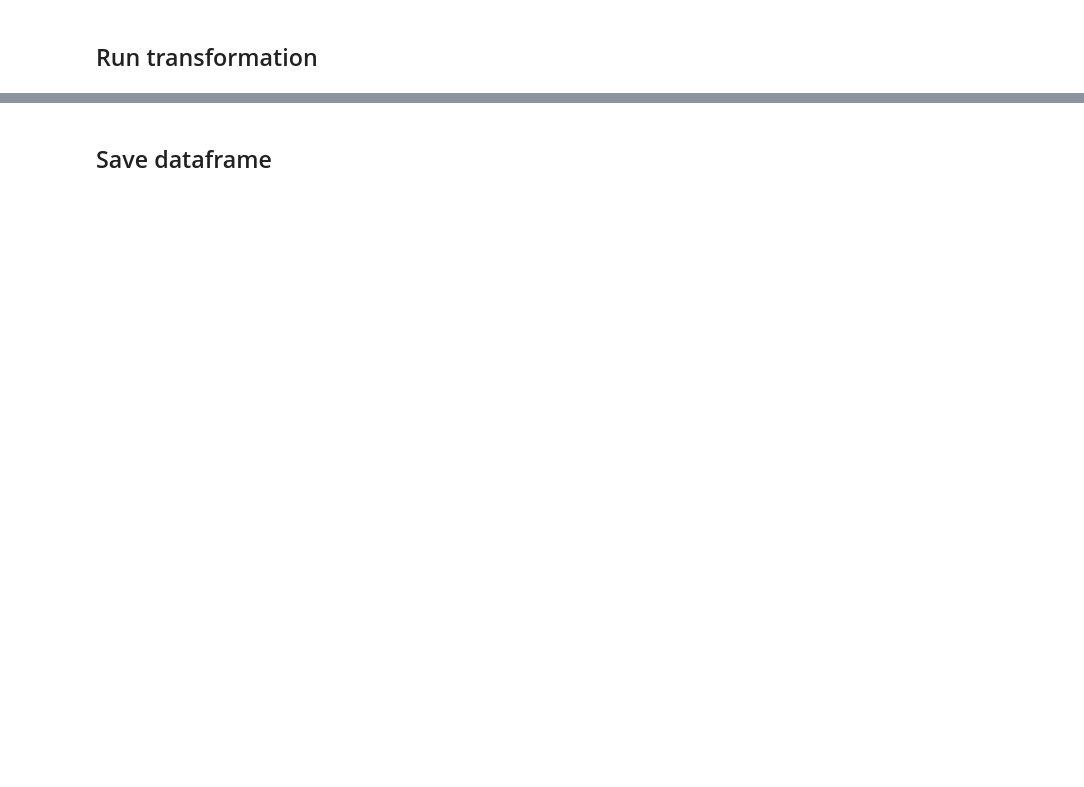
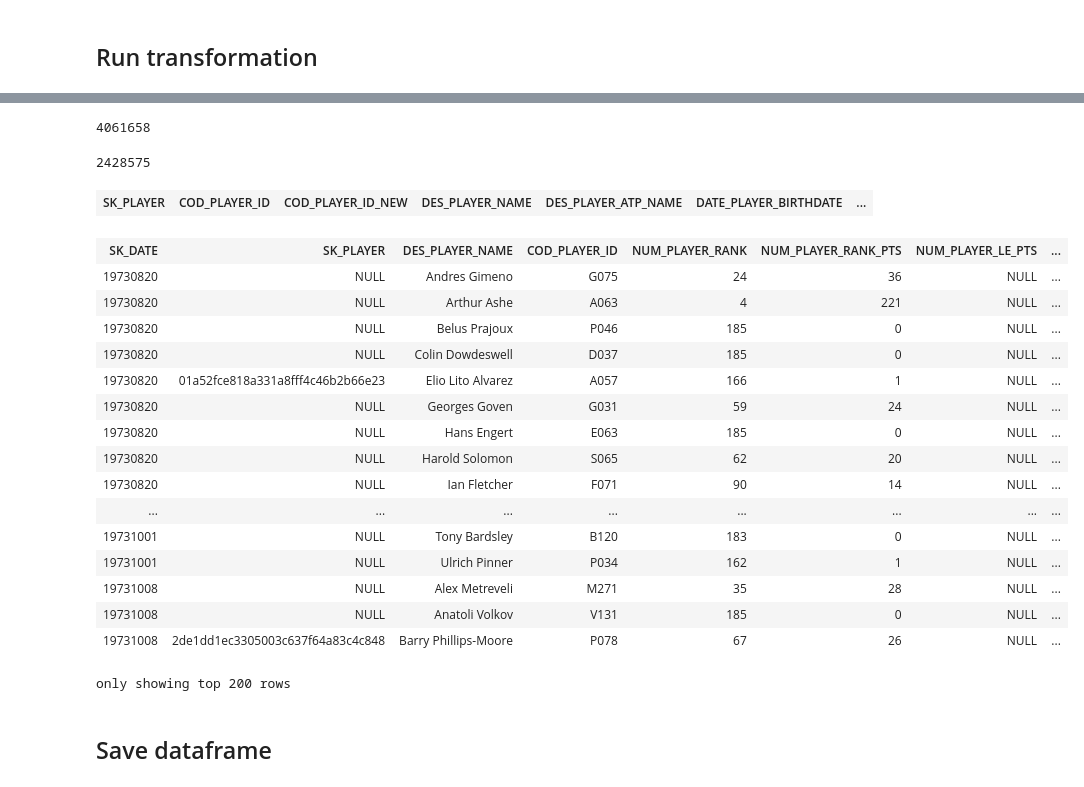
Before and after one commit to PauloRugani/tennis-data-analytics, a Jupyter notebook: notebooks/gold/fact/fact_player_ranking.ipynb, the cells around one changed output, grey strips where cells are left out. Cells and saved outputs as stored; diff of their text form; code cells hidden in the pictures; blank space fills up the shorter version.

Commit message:
wip: fix dim players

```diff
--- a/notebooks/gold/fact/fact_player_ranking.ipynb
+++ b/notebooks/gold/fact/fact_player_ranking.ipynb
@@ -42,3 +55,35 @@ df_final = r.run_transformation(tb_atp_rankings, tb_date, tb_players)
+# %%
+tb_atp_rankings.count()
+# %% [output]
+4061658
+# %%
+df_final.count()
+# %% [output]
+2428575
+# %%
+tb_players.where("COD_PLAYER_ID = 'G075'")
+# %% [output]
+| SK_PLAYER | COD_PLAYER_ID | COD_PLAYER_ID_NEW | DES_PLAYER_NAME | DES_PLAYER_ATP_NAME | DATE_PLAYER_BIRTHDATE | ... |
+# %%
+df_final
+# %% [output]
+| SK_DATE | SK_PLAYER | DES_PLAYER_NAME | COD_PLAYER_ID | NUM_PLAYER_RANK | NUM_PLAYER_RANK_PTS | NUM_PLAYER_LE_PTS | ... |
+| 19730820 | NULL | Andres Gimeno | G075 | 24 | 36 | NULL | ... |
+| 19730820 | NULL | Arthur Ashe | A063 | 4 | 221 | NULL | ... |
+| 19730820 | NULL | Belus Prajoux | P046 | 185 | 0 | NULL | ... |
+| 19730820 | NULL | Colin Dowdeswell | D037 | 185 | 0 | NULL | ... |
+| 19730820 | 01a52fce818a331a8fff4c46b2b66e23 | Elio Lito Alvarez | A057 | 166 | 1 | NULL | ... |
+| 19730820 | NULL | Georges Goven | G031 | 59 | 24 | NULL | ... |
+| 19730820 | NULL | Hans Engert | E063 | 185 | 0 | NULL | ... |
+| 19730820 | NULL | Harold Solomon | S065 | 62 | 20 | NULL | ... |
+| 19730820 | NULL | Ian Fletcher | F071 | 90 | 14 | NULL | ... |
+| ... | ... | ... | ... | ... | ... | ... | ... |
+| 19731001 | NULL | Tony Bardsley | B120 | 183 | 0 | NULL | ... |
+| 19731001 | NULL | Ulrich Pinner | P034 | 162 | 1 | NULL | ... |
+| 19731008 | NULL | Alex Metreveli | M271 | 35 | 28 | NULL | ... |
+| 19731008 | NULL | Anatoli Volkov | V131 | 185 | 0 | NULL | ... |
+| 19731008 | 2de1dd1ec3305003c637f64a83c4c848 | Barry Phillips-Moore | P078 | 67 | 26 | NULL | ... |
+only showing top 200 rows
 # %% [markdown]
 ## Save dataframe
 # %%
```
Also changed, not shown: parts of 4 cells of this notebook, 1 other file.
